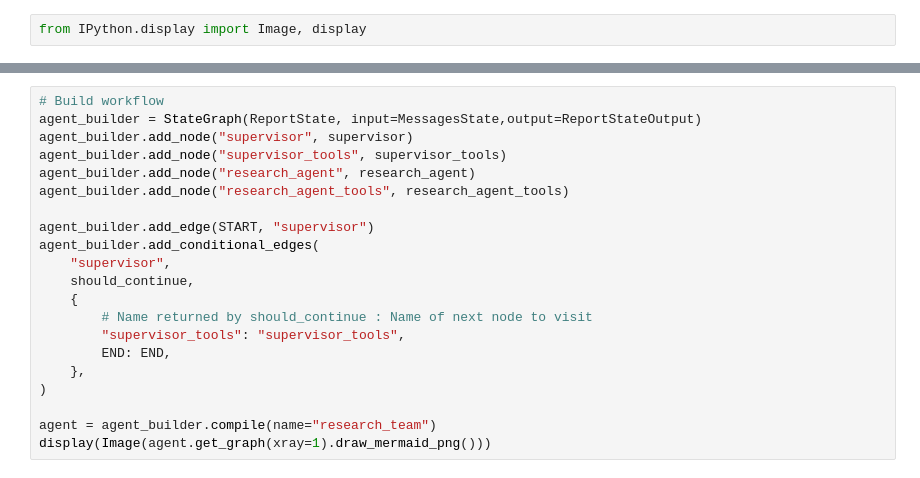
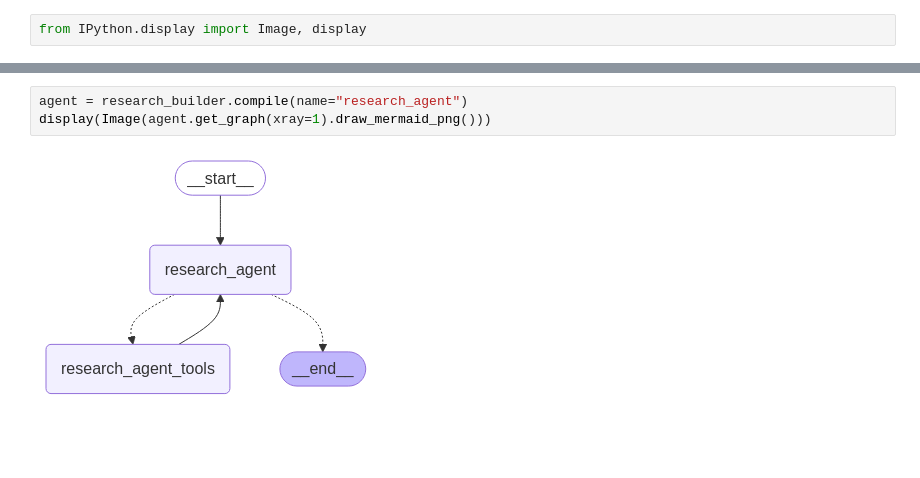
Before and after one commit to yudduy/a2a, a Jupyter notebook: src/open_deep_research/multi_agent.ipynb, the cells around one changed output, grey strips where cells are left out. Drawn from its saved outputs; the diff is of its cells as text; blank space fills up the shorter version.

```diff
--- a/src/open_deep_research/multi_agent.ipynb
+++ b/src/open_deep_research/multi_agent.ipynb
@@ -305,21 +354,5 @@ ValueError: Found edge ending at unknown node `supervisor`
-# %%
-# Build workflow
-agent_builder = StateGraph(ReportState, input=MessagesState,output=ReportStateOutput)
-agent_builder.add_node("supervisor", supervisor)
-agent_builder.add_node("supervisor_tools", supervisor_tools)
-agent_builder.add_node("research_agent", research_agent)
-agent_builder.add_node("research_agent_tools", research_agent_tools)
-
-agent_builder.add_edge(START, "supervisor")
-agent_builder.add_conditional_edges(
-    "supervisor",
-    should_continue,
-    {
-        # Name returned by should_continue : Name of next node to visit
-        "supervisor_tools": "supervisor_tools",
-        END: END,
-    },
-)
-
-agent = agent_builder.compile(name="research_team")
-display(Image(agent.get_graph(xray=1).draw_mermaid_png()))
+# %%
+agent = research_builder.compile(name="research_agent")
+display(Image(agent.get_graph(xray=1).draw_mermaid_png()))
+# %% [output]
+[figure, added]
```
Also changed, not shown: parts of 6 cells of this notebook, 1 other file.
